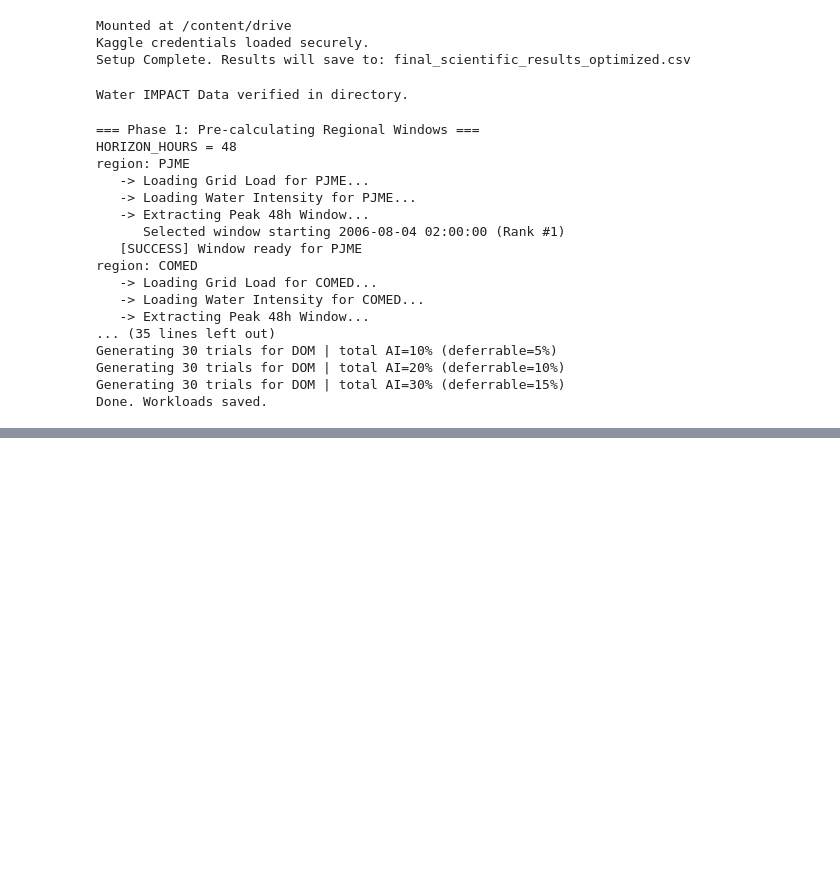
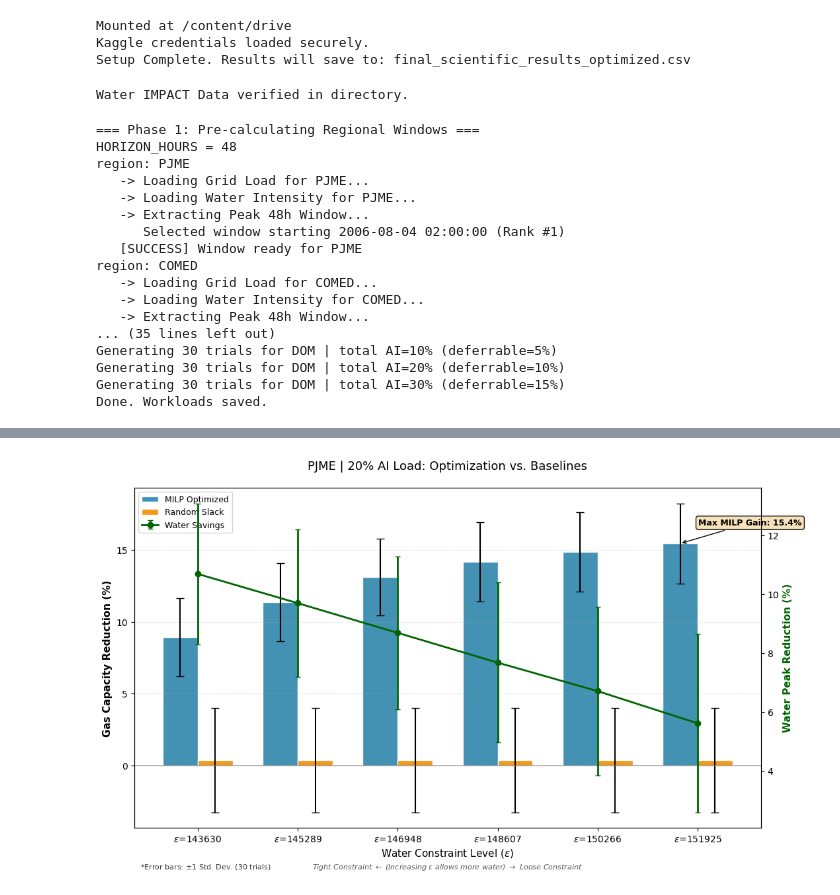
Before and after one commit to revak18/science_fair_2026, a Jupyter notebook: science_fair_2026_final_code.ipynb, the cells around one changed output, grey strips where cells are left out. Cells and saved outputs as stored; diff of their text form; code cells hidden in the pictures; blank space fills up the shorter version.

```diff
--- a/science_fair_2026_final_code.ipynb
+++ b/science_fair_2026_final_code.ipynb
@@ -908,3 +926,7 @@ else:
+# %%
+RESULTS_FILE_EPS = "final_results_epsilon_frontier.csv"
+out_path = os.path.join(BASE_DIR, RESULTS_FILE_EPS)
+out = pd.read_csv(out_path)
 # %%
 # @title 8. Pareto Frontier Statistics (Mean ± Std, N=trials)
 out.groupby(["region","ai_fraction","eps_idx"]).size().head(20)
@@ -1056,0 +1081,95 @@ fig, ax, stats = plot_flexibility_benefits(out, region="PJME", ai_frac=0.2)
+# %%
+# @title 9A. AI flexibility vs. baselines across water constraints - alternate for 9
+import numpy as np
+import pandas as pd
+import matplotlib.pyplot as plt
+from typing import Tuple
+
+def plot_flexibility_benefits_final(df: pd.DataFrame, region: str = "PJME", ai_frac: float = 0.2) -> Tuple[plt.Figure, plt.Axes]:
+    # === 1. DATA PREPARATION ===
+    work_df = df.copy()
+    work_df["region"] = work_df["region"].astype(str).str.strip()
+
+    cols = ["ai_fraction", "eps_idx", "epsilon_water_cap", "gas_improve_pct_vs_noflex",
+            "water_improve_pct_vs_noflex", "gas_no_flex_mw", "gas_random_mw"]
+    for col in cols:
+        work_df[col] = pd.to_numeric(work_df[col], errors='coerce')
+
+    filtered = work_df[
+        (work_df["region"] == region) &
+        np.isclose(work_df["ai_fraction"], ai_frac, atol=1e-8)
+    ].dropna(subset=['eps_idx', 'gas_improve_pct_vs_noflex'])
+
+    # MILP Stats
+    milp_stats = filtered.groupby('eps_idx').agg({
+        'epsilon_water_cap': 'mean',
+        'gas_improve_pct_vs_noflex': ['mean', 'std'],
+        'water_improve_pct_vs_noflex': ['mean', 'std']
+    }).reset_index()
+    milp_stats.columns = ['eps_idx', 'eps_mean', 'gas_mean', 'gas_std', 'water_mean', 'water_std']
+
+    # Random Baseline calculation
+    trial_baselines = filtered.groupby('trial')[['gas_no_flex_mw', 'gas_random_mw']].first().dropna()
+    random_pct = 100 * (trial_baselines['gas_no_flex_mw'] - trial_baselines['gas_random_mw']) / trial_baselines['gas_no_flex_mw']
+    r_mean, r_std = random_pct.mean(), random_pct.std()
+
+    # === 2. PLOTTING ===
+    fig, ax1 = plt.subplots(figsize=(11, 6.5))
+    x = np.arange(len(milp_stats))
+    width = 0.35
+
+    # Gas Capacity Bars (Primary Axis)
+    ax1.bar(x - width/2, milp_stats['gas_mean'], width, yerr=milp_stats['gas_std'],
+            label='MILP Optimized', color='#2E86AB', alpha=0.9, capsize=4, edgecolor='white')
+
+    # Explicitly showing Random Slack
+    ax1.bar(x + width/2, [r_mean]*len(x), width, yerr=[r_std]*len(x),
+            label='Random Slack', color='#F18F01', alpha=0.9, capsize=4, edgecolor='white')
+
+    # Water Reduction Line (Secondary Axis)
+    ax2 = ax1.twinx()
+    ax2.errorbar(x, milp_stats['water_mean'], yerr=milp_stats['water_std'],
+                 fmt='o-', color='#006400', linewidth=2, markersize=6, capsize=3, label='Water Savings')
+
+    # === 3. FORMATTING & COMMENTARY ===
+    ax1.axhline(0, color='gray', lw=1.5, alpha=0.5)
+    ax1.set_ylabel('Gas Capacity Reduction (%)', fontsize=11, fontweight='bold')
+    ax2.set_ylabel('Water Peak Reduction (%)', fontsize=11, fontweight='bold', color='#006400')
+
+    # Fix X-Axis labels using Raw Strings (r"") to avoid SyntaxWarnings
+    labels = [rf"$\epsilon$={int(m)}" for m in milp_stats['eps_mean']]
+    ax1.set_xticks(x)
+    ax1.set_xticklabels(labels)
+    ax1.set_xlabel(r'Water Constraint Level ($\epsilon$)', fontsize=11)
+
+    # X-axis commentary
+    ax1.text(0.5, -0.12, r"Tight Constraint $\leftarrow$ (Increasing $\epsilon$ allows more water) $\rightarrow$ Loose Constraint",
+             transform=ax1.transAxes, ha='center', fontsize=8, color='#555555', fontstyle='italic')
+
+    # Error bar note
+    ax1.text(0.01, -0.12, "*Error bars: $\pm$1 Std. Dev. (30 trials)",
+             transform=ax1.transAxes, fontsize=8, alpha=0.8)
+
+    # Fixed Yellow Label - positioned relative to the plot area to prevent "haywire" movement
+    ax1.annotate(f'Max MILP Gain: {milp_stats["gas_mean"].max():.1f}%',
+                 xy=(x[np.argmax(milp_stats['gas_mean'])] - width/2, milp_stats['gas_mean'].max()),
+                 xytext=(20, 20), textcoords='offset points',
+                 arrowprops=dict(arrowstyle='->', color='black', lw=1),
+                 bbox=dict(boxstyle='round,pad=0.3', fc='wheat', alpha=0.9),
+                 fontsize=9, fontweight='bold')
+
+    ax1.set_title(f'{region} | {int(ai_frac*100)}% AI Load: Optimization vs. Baselines', fontsize=13, pad=20)
+    ax1.grid(axis='y', linestyle='--', alpha=0.3)
+
+    # Legend
+    h1, l1 = ax1.get_legend_handles_labels()
+    h2, l2 = ax2.get_legend_handles_labels()
+    ax1.legend(h1 + h2, l1 + l2, loc='upper left', fontsize=9, frameon=True)
+
+    plt.tight_layout()
+    return fig, ax1
+
+# usage: fig, ax = plot_flexibility_benefits_final(out)
+fig, ax = plot_flexibility_benefits_final(out)
+# %% [output]
+[figure, added]
```
Also changed, not shown: parts of 5 cells of this notebook.
